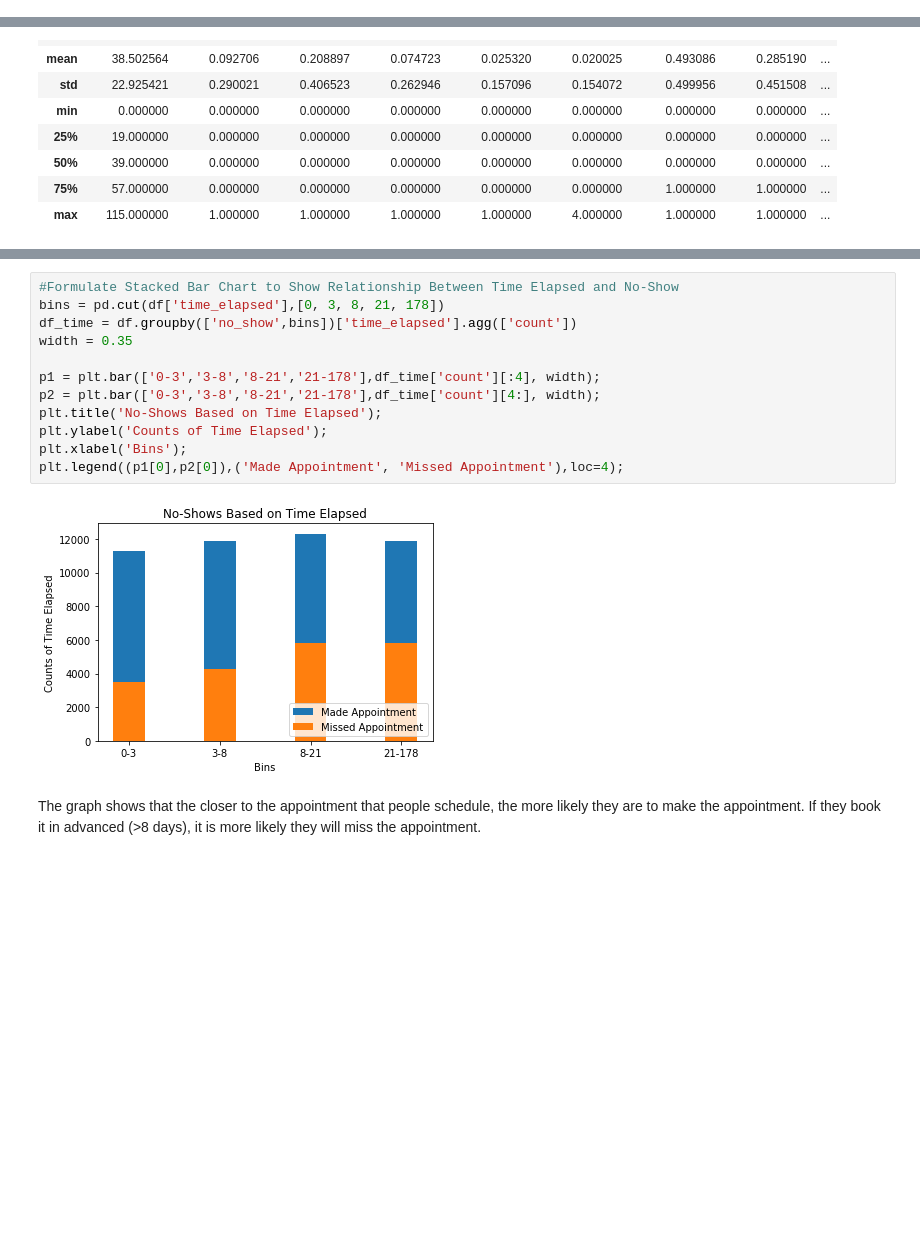
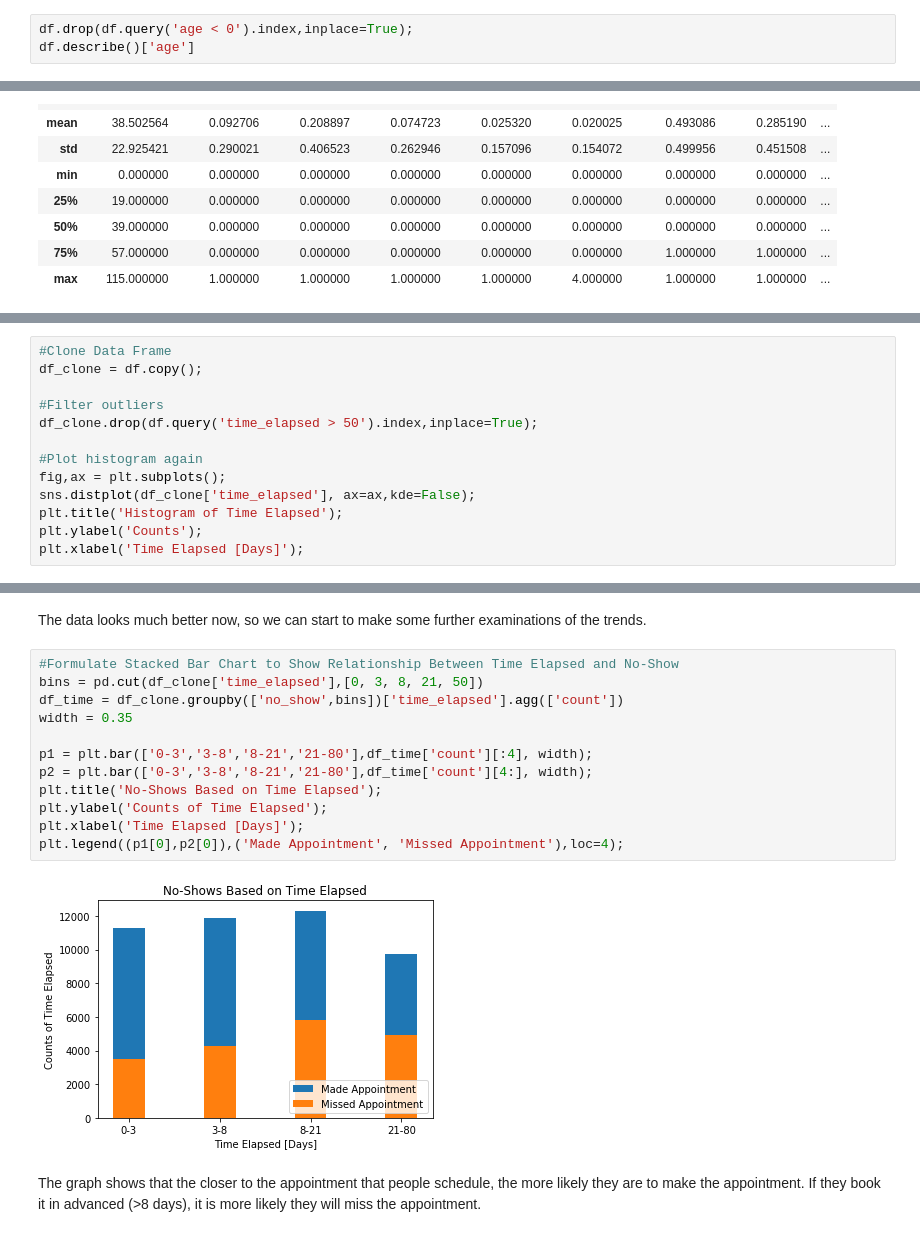
Before and after one commit to nlucasti/analyst_portfolio, a Jupyter notebook: Investigate_Patient_Appt.ipynb, the cells around one changed output, grey strips where cells are left out. Saved outputs shown, nothing was run; the diff lists cells and outputs as text; blank space fills up the shorter version.

Commit message:
Made Changes to notebook pertaining to visualizations

```diff
--- a/Investigate_Patient_Appt.ipynb
+++ b/Investigate_Patient_Appt.ipynb
@@ -104,0 +107,3 @@ df.describe()
+# %%
+df.drop(df.query('age < 0').index,inplace=True);
+df.describe()['age']
@@ -142,0 +180,13 @@ df.describe()
+# %%
+#Clone Data Frame
+df_clone = df.copy();
+
+#Filter outliers
+df_clone.drop(df.query('time_elapsed > 50').index,inplace=True);
+
+#Plot histogram again
+fig,ax = plt.subplots();
+sns.distplot(df_clone['time_elapsed'], ax=ax,kde=False);
+plt.title('Histogram of Time Elapsed');
+plt.ylabel('Counts');
+plt.xlabel('Time Elapsed [Days]');
@@ -143,17 +195,19 @@ df.describe()
+# %% [markdown]
+<p>The data looks much better now, so we can start to make some further examinations of the trends. </p>
 # %%
 #Formulate Stacked Bar Chart to Show Relationship Between Time Elapsed and No-Show
-bins = pd.cut(df['time_elapsed'],[0, 3, 8, 21, 178])
-df_time = df.groupby(['no_show',bins])['time_elapsed'].agg(['count'])
+bins = pd.cut(df_clone['time_elapsed'],[0, 3, 8, 21, 50])
+df_time = df_clone.groupby(['no_show',bins])['time_elapsed'].agg(['count'])
 width = 0.35
 
-p1 = plt.bar(['0-3','3-8','8-21','21-178'],df_time['count'][:4], width);
-p2 = plt.bar(['0-3','3-8','8-21','21-178'],df_time['count'][4:], width);
+p1 = plt.bar(['0-3','3-8','8-21','21-80'],df_time['count'][:4], width);
+p2 = plt.bar(['0-3','3-8','8-21','21-80'],df_time['count'][4:], width);
 plt.title('No-Shows Based on Time Elapsed');
 plt.ylabel('Counts of Time Elapsed');
-plt.xlabel('Bins');
+plt.xlabel('Time Elapsed [Days]');
 plt.legend((p1[0],p2[0]),('Made Appointment', 'Missed Appointment'),loc=4);
 # %% [output]
-[figure, old version]
+[figure, new version]
 # %% [markdown]
 <p>The graph shows that the closer to the appointment that people schedule, the more likely they are to make the appointment. If they book it in advanced (>8 days), it is more likely they will miss the appointment.</p>
 # %% [markdown]
```
Also changed, not shown: parts of 12 cells of this notebook, 2 other files.
